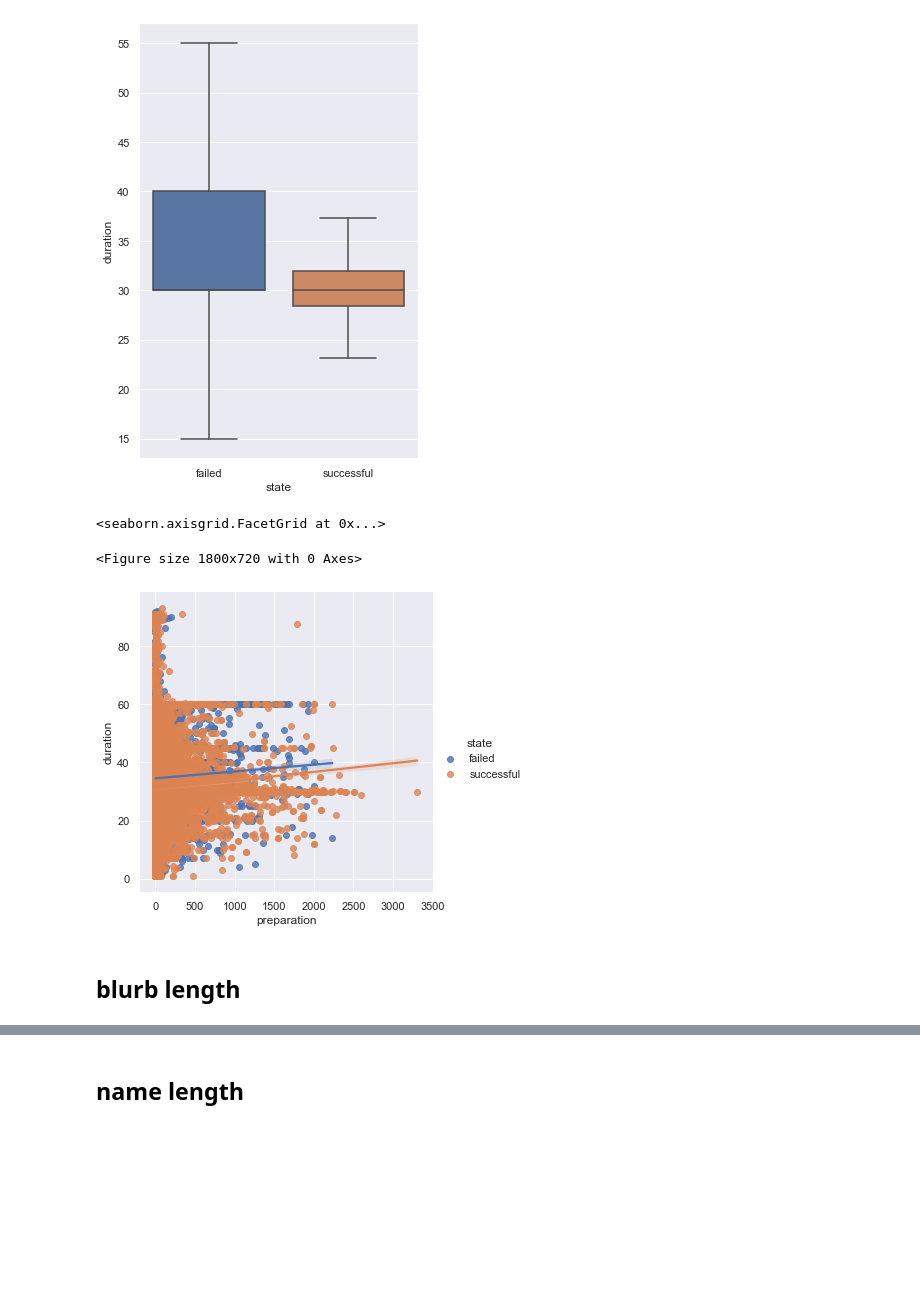
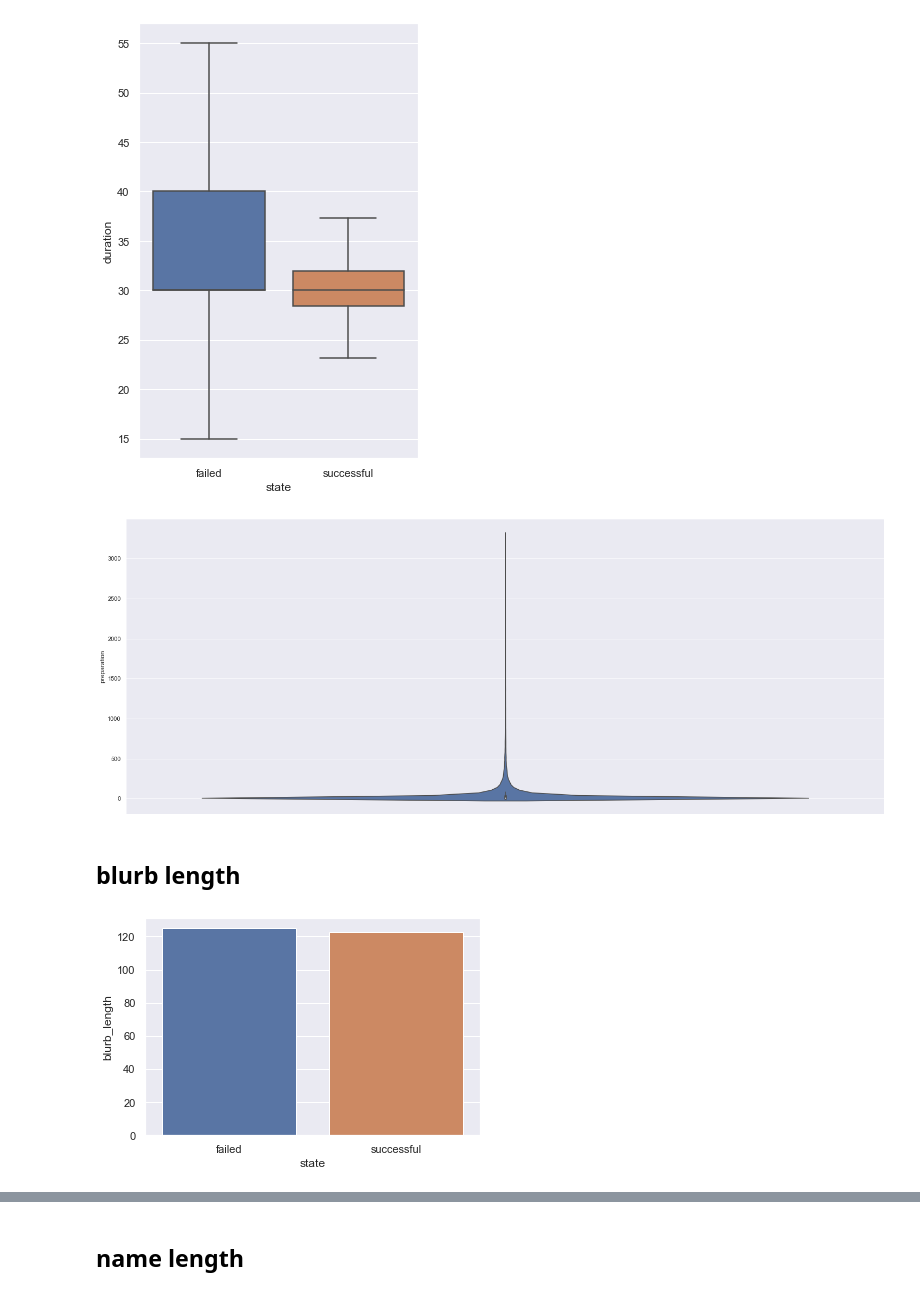
Before and after one commit to MarvinAhoi/Kickstarter-Project-2020, a Jupyter notebook: DS-Project-2_Kickstarter.ipynb, the cells around one changed output, grey strips where cells are left out. Drawn from its saved outputs; the diff is of its cells as text; code cells hidden in the pictures; blank space fills up the shorter version.

```diff
--- a/DS-Project-2_Kickstarter.ipynb
+++ b/DS-Project-2_Kickstarter.ipynb
@@ -1000,10 +1010,12 @@ ax=sns.boxplot(y= "duration", x="state", data= train_data, showfliers=False)
 [figure]
 # %%
 plt.figure(figsize=(25,10))
-sns.lmplot(x="preparation",y="duration",data=train_data ,hue="state")
+ax=sns.violinplot(hue="state",split=True, y="preparation", data=train_data, size=(500, 500))
 # %% [output]
-<seaborn.axisgrid.FacetGrid at 0x...>
-<Figure size 1800x720 with 0 Axes>
-[figure, old version]
+[figure, new version]
 # %% [markdown]
 ## blurb length
+# %%
+ax = sns.barplot(x= "state", y ="blurb_length", estimator= median, data=train_data)
+# %% [output]
+[figure, added]
```
Also changed, not shown: parts of 50 cells of this notebook.
